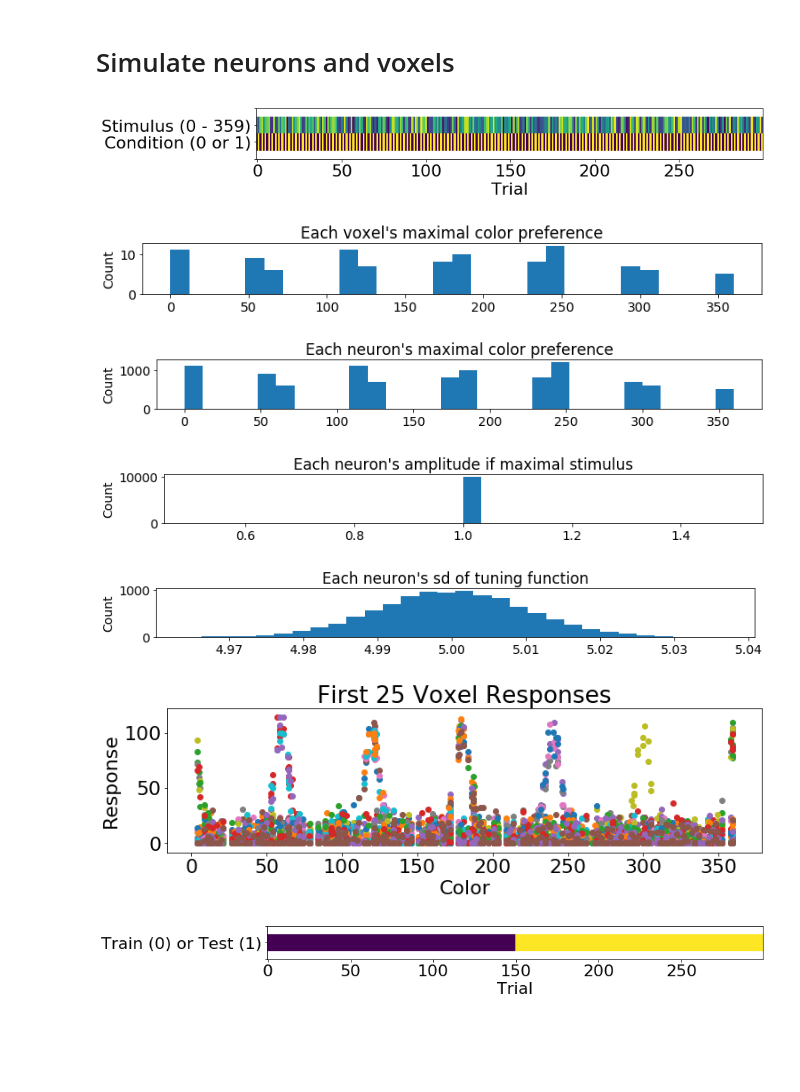
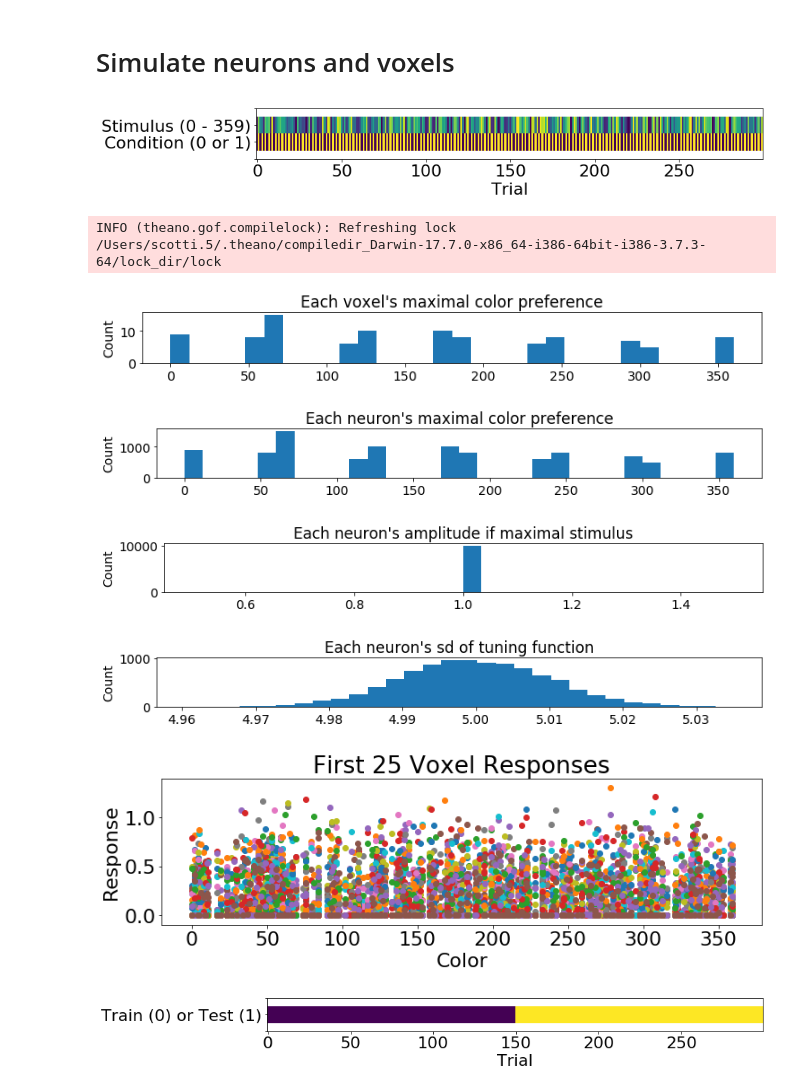
Before and after one commit to PaulScotti/iem_sim, a Jupyter notebook: iem_sim.ipynb, the cells around one changed output. Saved outputs shown, nothing was run; the diff lists cells and outputs as text; code cells hidden in the pictures; blank space fills up the shorter version.

```diff
--- a/iem_sim.ipynb
+++ b/iem_sim.ipynb
@@ -72,17 +73,19 @@ def within180(y):
     x[x>180] = x[x>180]-360
     return np.abs(x)
 
-def make_vonmises(xx,mu,sd,amp=1):
+def make_vonmises(xx,mu,sd,amp=np.ones(nchannels)/nchannels):
     try:
+        try:
+            len(amp)
+        except:
+            amp = np.array([amp])
         res = np.exp(sd2k(np.deg2rad(sd))*np.cos(np.deg2rad(xx-mu)))/(2*np.pi*sp.special.i0(sd2k(np.deg2rad(sd))))
         res[np.isnan(res)] = 0 # if requesting a stick function (very small sd), return a stick function
         if np.all(res==0):
-            res[int(np.floor(mu))] = amp
+            res[int(np.floor(mu))] = amp[0]
         norm_res = (res - np.min(res)) / (np.max(res) - np.min(res))
-        return norm_res * amp
+        return norm_res * amp[0]
     except: # if making multiple tuning functions at once
-        if np.all(amp)==1:
-            amp = np.ones(len(mu))
         res1 = np.full( (360,len(mu)) , np.nan)
         for i in range(len(mu)):
             res = np.exp(sd2k(np.deg2rad(sd[i]))*np.cos(np.deg2rad(xx-mu[i])))/(2*np.pi*sp.special.i0(sd2k(np.deg2rad(sd[i]))))
@@ -106,7 +109,8 @@ plt.show()
 # function to automate IEM process, can ignore for now:
 def sim_vox():
     # Simulate neurons/voxels
-    trial_features = list(map(int,np.random.choice(feature_space, ntrials)))
+#     trial_features = list(map(int,np.random.choice(feature_space, ntrials)))
+    trial_features = np.arange(360)
     trial_conds = np.tile(np.array([0,1]),ntrials//2)
     trial_by_vox = np.full([ntrials,nvoxels], np.nan)
     for vox in np.arange(nvoxels):
@@ -134,7 +138,7 @@ vox_mu_sd = .01
 vox_sd_mu = 5
 vox_sd_sd = .01
 vox_gain_diff = 0 # difference in amplitude between trial conditions
-neuron_noise = 1 # introduce noise for every neuron
+neuron_noise = 20 # introduce noise for every neuron
 feature_space = np.linspace(0,359,360) # full range of our continuous feature (here 360 degrees in color wheel)
 trial_features = list(map(int,np.random.choice(feature_space, ntrials))) # feature presented on given trial
 trial_conds = np.tile(np.array([0,1]),ntrials//2) # condition of given trial
@@ -145,7 +149,7 @@ plt.yticks([-1,0,1,2],['','Stimulus (0 - 359)','Condition (0 or 1)',''])
 plt.xlabel('Trial')
 plt.show()
 # %% [output]
-[figure, old version]
+[figure, new version]
 # %%
 vox_nchannels = 6
 vox_mu_basis = np.linspace(0,360-(360//vox_nchannels),vox_nchannels) # ground truth voxel receptive fields
@@ -158,9 +162,9 @@ vox_mu = within360(y_mu.random(size=nvoxels))
 
 vox_by_neuron_mu = np.repeat(vox_mu,nneurons)
 vox_by_neuron_amp = np.full( (nvoxels*nneurons), np.nan)
-amp_interp = np.interp(np.linspace(0,359,360), vox_mu_basis, vox_amp_basis)
 for vox in np.arange(nvoxels):
-    vox_by_neuron_amp[(vox*nneurons):((vox+1)*nneurons)] = amp_interp[int(vox_mu[vox])]
+    closest_basis = np.argmin( np.abs( wrap360(np.repeat(vox_mu[vox],len(basis_points)),basis_points) ) )
+    vox_by_neuron_amp[(vox*nneurons):((vox+1)*nneurons)] = vox_amp_basis[closest_basis]
 
 y_sd = pm.TruncatedNormal.dist(mu=vox_sd_mu, sd=vox_sd_sd, lower=0)
 vox_by_neuron_sd = y_sd.random(size=(nvoxels*nneurons))
@@ -183,37 +187,39 @@ with plt.rc_context(rc={'font.size': 14, 'figure.figsize': (12,1)}):
     plt.title("Each neuron's sd of tuning function")
     plt.show()
 # %% [output]
+INFO (theano.gof.compilelock): Refreshing lock /Users/scotti.5/.theano/compiledir_Darwin-17.7.0-x86_64-i386-64bit-i386-3.7.3-64/lock_dir/lock
-[figure, old version]
+[figure, new version]
-[figure, old version]
+[figure, new version]
 [figure]
-[figure, old version]
+[figure, new version]
 # %%
 trial_by_vox = np.full([ntrials,nvoxels], np.nan)
 
 for vox in np.arange(nvoxels):
     # for every voxel, we create tuning function across 100 neurons...
     vox_tuning = make_vonmises(
         np.linspace(0,359,360),
         vox_by_neuron_mu[(vox*nneurons):((vox+1)*nneurons)],
         vox_by_neuron_sd[(vox*nneurons):((vox+1)*nneurons)],
         vox_by_neuron_amp[(vox*nneurons):((vox+1)*nneurons)])
     # we then add random neuron_noise, possible condition-specific amplitude changes,
     # and then sum across how each neuron responds to each trial's feature for each voxel
     for trial in np.arange(ntrials):
         neuron_w_noise = vox_tuning[trial_features[trial],:] + (np.random.randn(nneurons)*neuron_noise)
         neuron_w_noise_and_gain = neuron_w_noise * (trial_conds[trial]*vox_gain_diff + 1)
         trial_by_vox[trial,vox] = np.sum(neuron_w_noise_and_gain)
 trial_by_vox = trial_by_vox.clip(min=0)
 
 for vox in np.arange(nvoxels):
     if vox <= 25:
         plt.scatter(trial_features,trial_by_vox[:,vox])
 plt.xlabel('Color')
 plt.ylabel('Response')
+plt.yticks([0,np.max(trial_by_vox[:,vox])//2,np.max(trial_by_vox[:,vox])], [0.0,0.5,1.0])
 plt.title('First 25 Voxel Responses')
 plt.show()
 # %% [output]
-[figure, old version]
+[figure, new version]
 # %%
 # Define training/testing trials
 trn = trial_by_vox[:ntrials//2,:] # training: trial "Betas"
```
Also changed, not shown: parts of 21 cells of this notebook.
